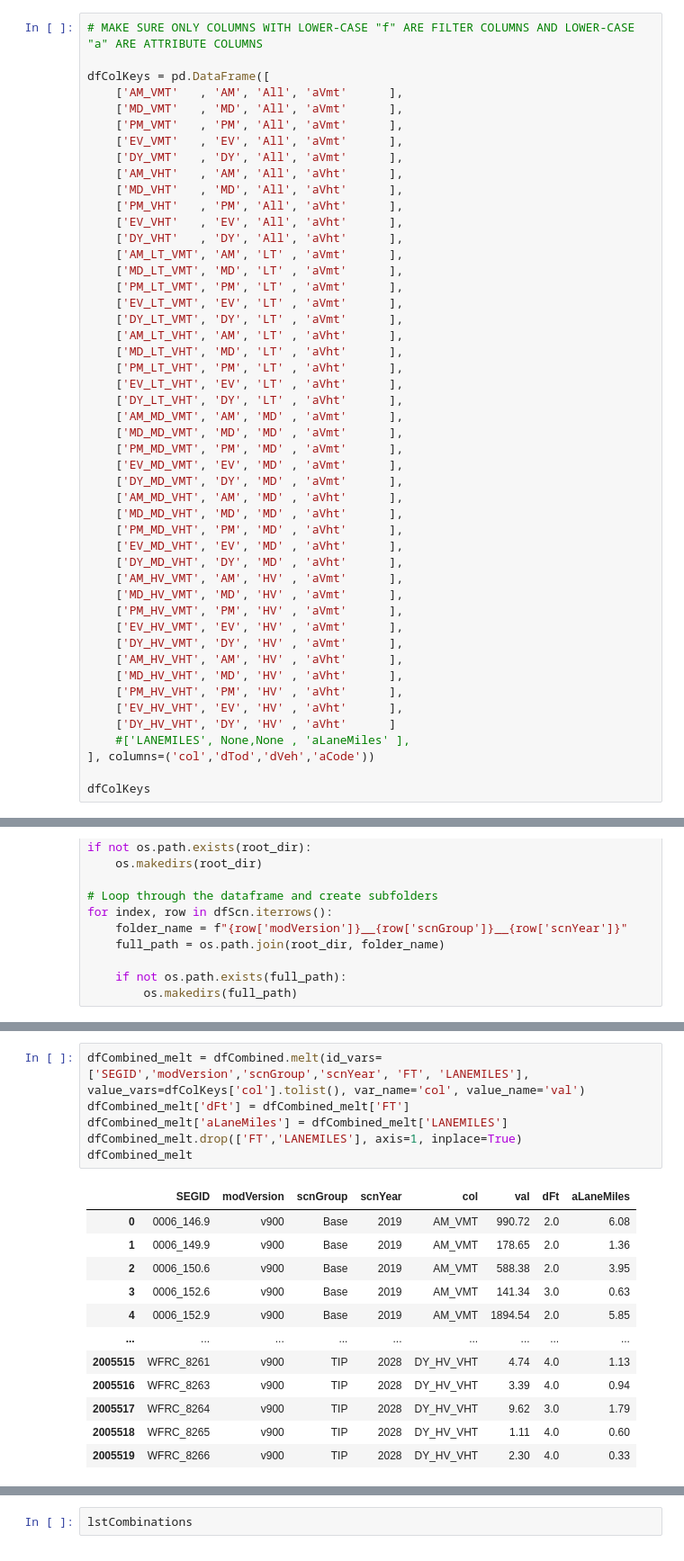
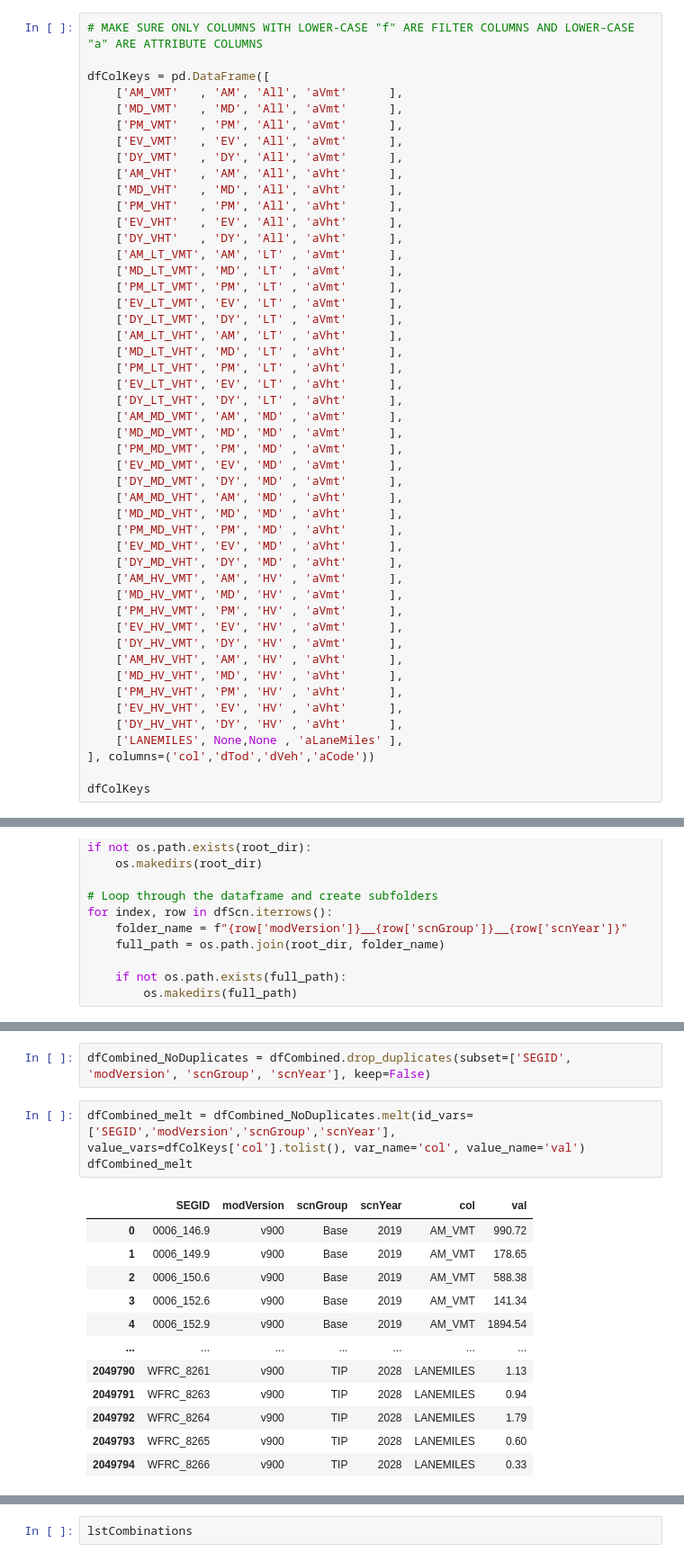
Before and after one commit to WFRCAnalytics/vizTool, a Jupyter notebook: Create-Jsons-Roadway-vizTrends.ipynb, the cells around one changed output, grey strips where cells are left out. Shown at 90% size. Drawn from its saved outputs; the diff is of its cells as text.

```diff
--- a/Create-Jsons-Roadway-vizTrends.ipynb
+++ b/Create-Jsons-Roadway-vizTrends.ipynb
@@ -87,8 +87,8 @@ dfColKeys = pd.DataFrame([
     ['MD_HV_VHT', 'MD', 'HV' , 'aVht'      ],
     ['PM_HV_VHT', 'PM', 'HV' , 'aVht'      ],
     ['EV_HV_VHT', 'EV', 'HV' , 'aVht'      ],
-    ['DY_HV_VHT', 'DY', 'HV' , 'aVht'      ]
-    #['LANEMILES', None,None , 'aLaneMiles' ],
+    ['DY_HV_VHT', 'DY', 'HV' , 'aVht'      ],
+    ['LANEMILES', None,None , 'aLaneMiles' ],
 ], columns=('col','dTod','dVeh','aCode'))
 
 dfColKeys
@@ -204,19 +222,18 @@ dfCombined
+# %%
+dfCombined_NoDuplicates = dfCombined.drop_duplicates(subset=['SEGID', 'modVersion', 'scnGroup', 'scnYear'], keep=False)
 # %%
-dfCombined_melt = dfCombined.melt(id_vars=['SEGID','modVersion','scnGroup','scnYear', 'FT', 'LANEMILES'], value_vars=dfColKeys['col'].tolist(), var_name='col', value_name='val')
-dfCombined_melt['dFt'] = dfCombined_melt['FT']
-dfCombined_melt['aLaneMiles'] = dfCombined_melt['LANEMILES']
-dfCombined_melt.drop(['FT','LANEMILES'], axis=1, inplace=True)
+dfCombined_melt = dfCombined_NoDuplicates.melt(id_vars=['SEGID','modVersion','scnGroup','scnYear'], value_vars=dfColKeys['col'].tolist(), var_name='col', value_name='val')
 dfCombined_melt
 # %% [output]
-|  | SEGID | modVersion | scnGroup | scnYear | col | val | dFt | aLaneMiles |
-| 0 | 0006_146.9 | v900 | Base | 2019 | AM_VMT | 990.72 | 2.0 | 6.08 |
-| 1 | 0006_149.9 | v900 | Base | 2019 | AM_VMT | 178.65 | 2.0 | 1.36 |
-| 2 | 0006_150.6 | v900 | Base | 2019 | AM_VMT | 588.38 | 2.0 | 3.95 |
-| 3 | 0006_152.6 | v900 | Base | 2019 | AM_VMT | 141.34 | 3.0 | 0.63 |
-| 4 | 0006_152.9 | v900 | Base | 2019 | AM_VMT | 1894.54 | 2.0 | 5.85 |
-| ... | ... | ... | ... | ... | ... | ... | ... | ... |
-| 2005515 | WFRC_8261 | v900 | TIP | 2028 | DY_HV_VHT | 4.74 | 4.0 | 1.13 |
-| 2005516 | WFRC_8263 | v900 | TIP | 2028 | DY_HV_VHT | 3.39 | 4.0 | 0.94 |
-| 2005517 | WFRC_8264 | v900 | TIP | 2028 | DY_HV_VHT | 9.62 | 3.0 | 1.79 |
-| 2005518 | WFRC_8265 | v900 | TIP | 2028 | DY_HV_VHT | 1.11 | 4.0 | 0.60 |
-| 2005519 | WFRC_8266 | v900 | TIP | 2028 | DY_HV_VHT | 2.30 | 4.0 | 0.33 |
+|  | SEGID | modVersion | scnGroup | scnYear | col | val |
+| 0 | 0006_146.9 | v900 | Base | 2019 | AM_VMT | 990.72 |
+| 1 | 0006_149.9 | v900 | Base | 2019 | AM_VMT | 178.65 |
+| 2 | 0006_150.6 | v900 | Base | 2019 | AM_VMT | 588.38 |
+| 3 | 0006_152.6 | v900 | Base | 2019 | AM_VMT | 141.34 |
+| 4 | 0006_152.9 | v900 | Base | 2019 | AM_VMT | 1894.54 |
+| ... | ... | ... | ... | ... | ... | ... |
+| 2049790 | WFRC_8261 | v900 | TIP | 2028 | LANEMILES | 1.13 |
+| 2049791 | WFRC_8263 | v900 | TIP | 2028 | LANEMILES | 0.94 |
+| 2049792 | WFRC_8264 | v900 | TIP | 2028 | LANEMILES | 1.79 |
+| 2049793 | WFRC_8265 | v900 | TIP | 2028 | LANEMILES | 0.60 |
+| 2049794 | WFRC_8266 | v900 | TIP | 2028 | LANEMILES | 0.33 |
```
Also changed, not shown: parts of 9 cells of this notebook, 26 other files.
